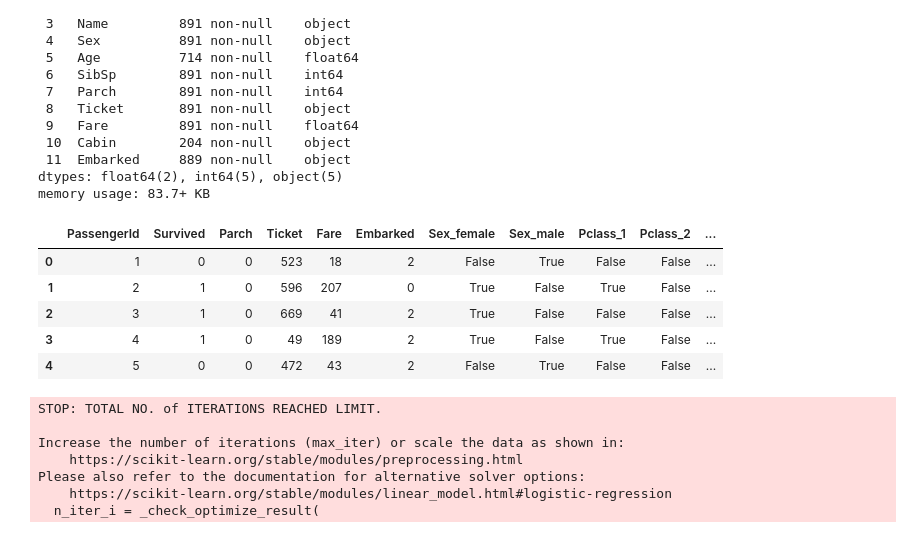
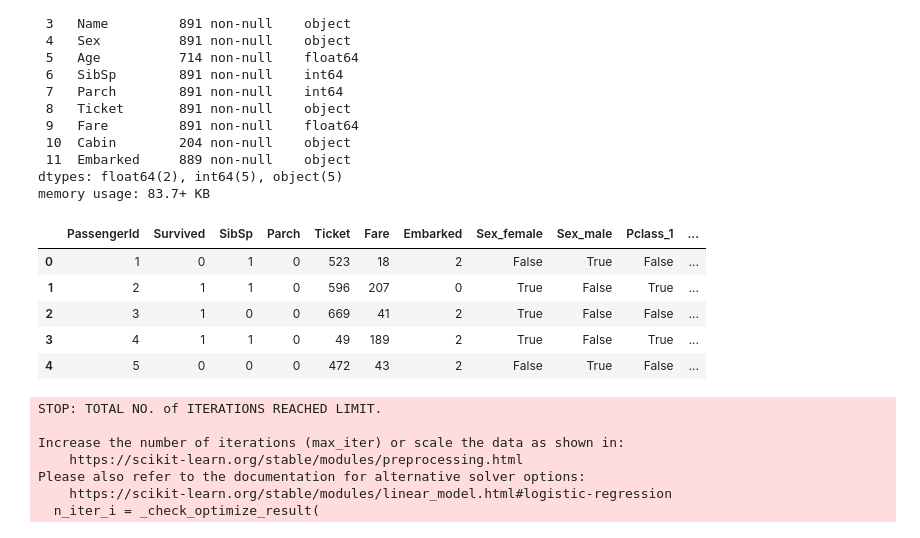
Before and after one commit to moridin04/CCMACLRL_EXERCISES_COM221ML, a Jupyter notebook: Exercise6.ipynb, the cells around one changed output. Drawn from its saved outputs; the diff is of its cells as text; code cells hidden in the pictures.

```diff
--- a/Exercise6.ipynb
+++ b/Exercise6.ipynb
@@ -39,24 +39,25 @@ memory usage: 83.7+ KB
 # %%
 from sklearn.preprocessing import OneHotEncoder, LabelEncoder
 label_encoder = LabelEncoder()
 
 df = df[['PassengerId', 'Survived', 'Pclass', 'Sex', 'SibSp', 'Parch', 'Ticket', 'Fare', 'Embarked']]
-df = pd.get_dummies(df, columns = ['Sex', 'Pclass', 'SibSp'])
+df = pd.get_dummies(df, columns = ['Sex', 'Pclass'])
 
 df['Ticket'] = label_encoder.fit_transform(df['Ticket'])
 df['Fare'] = label_encoder.fit_transform(df['Fare'])
 df['Parch'] = label_encoder.fit_transform(df['Parch'])
 df['Embarked'] = label_encoder.fit_transform(df['Embarked'])
+df['SibSp'] = label_encoder.fit_transform(df['SibSp'])
 
 df.dropna(inplace = True)
 df.head()
 # %% [output]
-|  | PassengerId | Survived | Parch | Ticket | Fare | Embarked | Sex_female | Sex_male | Pclass_1 | Pclass_2 | ... |
-| 0 | 1 | 0 | 0 | 523 | 18 | 2 | False | True | False | False | ... |
-| 1 | 2 | 1 | 0 | 596 | 207 | 0 | True | False | True | False | ... |
-| 2 | 3 | 1 | 0 | 669 | 41 | 2 | True | False | False | False | ... |
-| 3 | 4 | 1 | 0 | 49 | 189 | 2 | True | False | True | False | ... |
-| 4 | 5 | 0 | 0 | 472 | 43 | 2 | False | True | False | False | ... |
+|  | PassengerId | Survived | SibSp | Parch | Ticket | Fare | Embarked | Sex_female | Sex_male | Pclass_1 | ... |
+| 0 | 1 | 0 | 1 | 0 | 523 | 18 | 2 | False | True | False | ... |
+| 1 | 2 | 1 | 1 | 0 | 596 | 207 | 0 | True | False | True | ... |
+| 2 | 3 | 1 | 0 | 0 | 669 | 41 | 2 | True | False | False | ... |
+| 3 | 4 | 1 | 1 | 0 | 49 | 189 | 2 | True | False | True | ... |
+| 4 | 5 | 0 | 0 | 0 | 472 | 43 | 2 | False | True | False | ... |
 # %%
 from sklearn.model_selection import train_test_split
 
```
Also changed, not shown: parts of 6 cells of this notebook.
